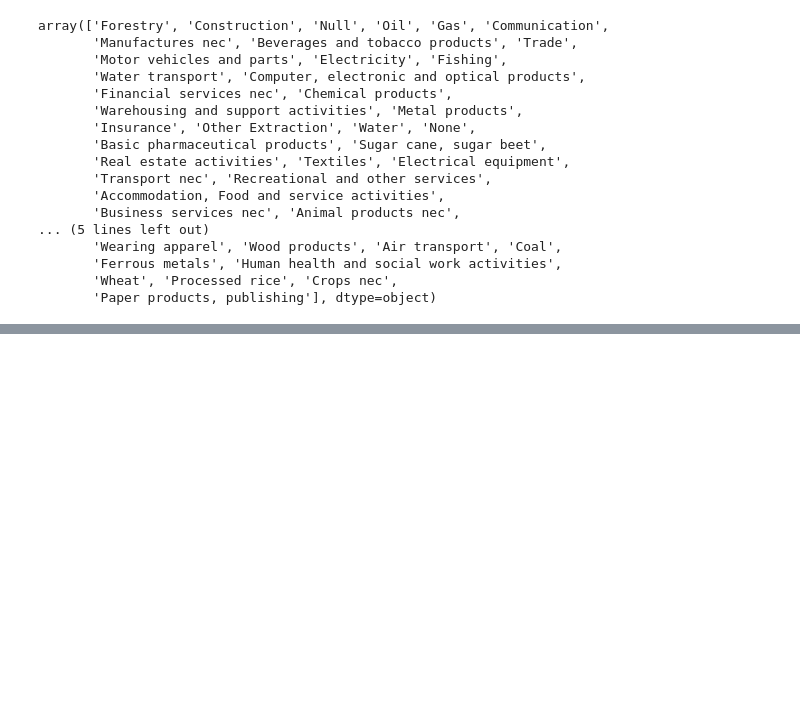
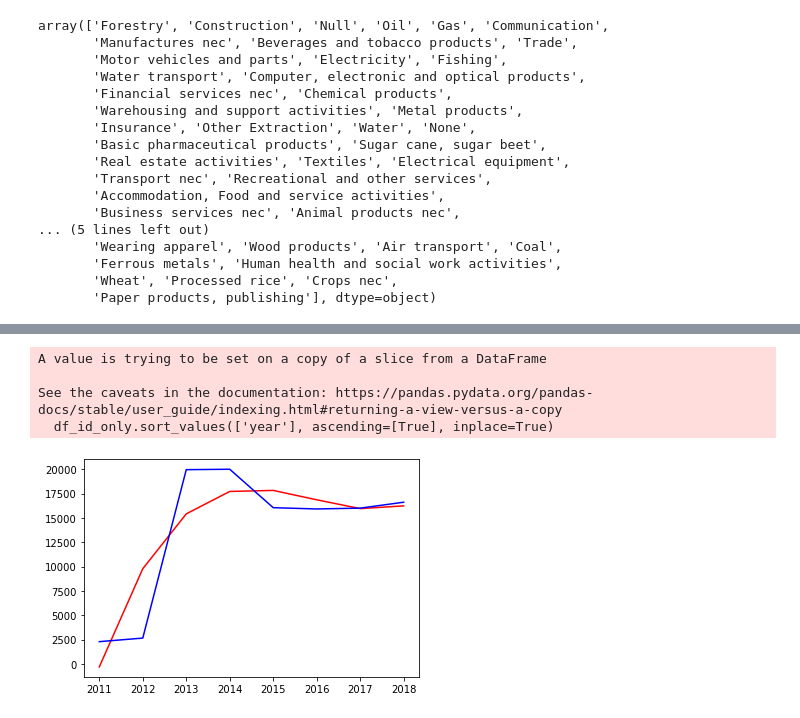
Before and after one commit to knuffelbeer/leren_en_beslissen_public, a Jupyter notebook: company_emissions_preprocessing_lin_reg.ipynb, the cells around one changed output, grey strips where cells are left out. Saved outputs shown, nothing was run; the diff lists cells and outputs as text; code cells hidden in the pictures; blank space fills up the shorter version.

Commit message:
toegevoegd dat je per bedrijf kan fitten, nog kijken of hier ene goede manier is om missende data punten toe te voorspellen en toe te voegen aan data"

```diff
--- a/company_emissions_preprocessing_lin_reg.ipynb
+++ b/company_emissions_preprocessing_lin_reg.ipynb
@@ -388,0 +410,30 @@ plt.show()
+# %%
+df1_organization = df1.rename(columns={"organization_id": "id"})
+
+#Function that can fit a polynomial prediction function over a certain organization given in the first argument
+def organization_fit(id, k):
+
+    df_id_only = df1_organization[df1_organization.id == id]
+    df_id_only.sort_values(['year'], ascending=[True], inplace=True)
+
+    y1 = df_id_only.scope.values
+    x1 = df_id_only.year.values
+
+    length = len(df_id_only)
+    x1 = x1.reshape(length, 1)
+    y1 = y1.reshape(length, 1)
+
+    polyreg=make_pipeline(PolynomialFeatures(k),linear_model.LinearRegression())
+    polyreg.fit(x1,y1)
+
+    plt.plot(x1,polyreg.predict(x1),color="red")
+    plt.plot(x1,y1,color='blue')
+    plt.show()
+# %%
+organization_fit(5,3)
+# %% [output]
+A value is trying to be set on a copy of a slice from a DataFrame
+
+See the caveats in the documentation: https://pandas.pydata.org/pandas-docs/stable/user_guide/indexing.html#returning-a-view-versus-a-copy
+  df_id_only.sort_values(['year'], ascending=[True], inplace=True)
+[figure, added]
```
Also changed, not shown: parts of 3 cells of this notebook.
